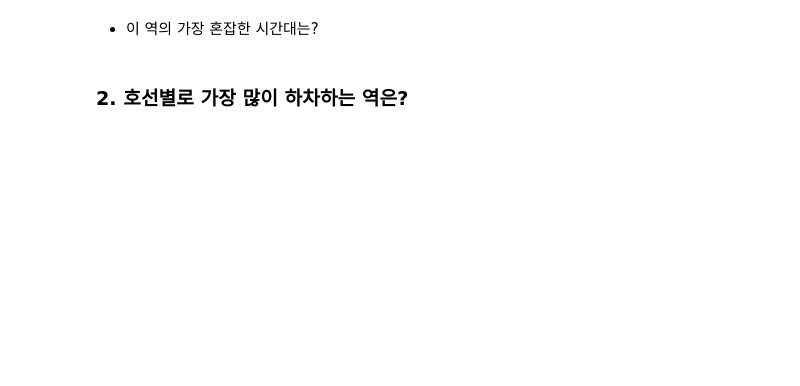
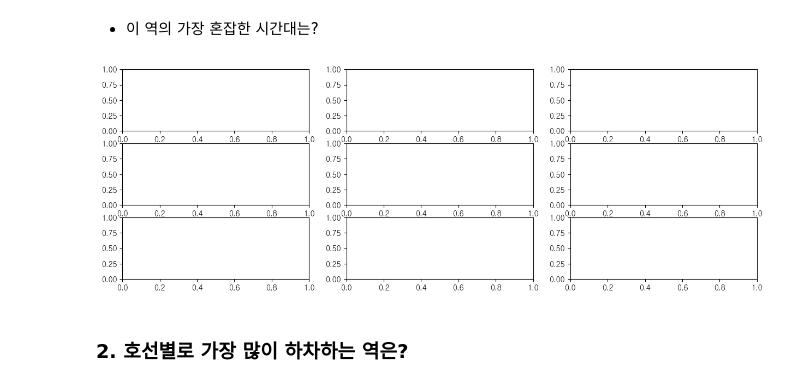
Before and after one commit to HyunJW/Subway_Analystic, a Jupyter notebook: 지하철 이용현황.ipynb, the cells around one changed output. Drawn from its saved outputs; the diff is of its cells as text; code cells hidden in the pictures; blank space fills up the shorter version.

```diff
--- a/지하철 이용현황.ipynb
+++ b/지하철 이용현황.ipynb
@@ -2,6 +2,21 @@
 # 지하철 월별 시간대별 이용현황
 # %%
 import pandas as pd
+
+
+# 그래프를 노트북 안에 그리기 위해 설정
+%matplotlib inline
+
+# 필요한 패키지와 라이브러리 가져온다.
+import matplotlib as mpl
+import matplotlib.pyplot as plt
+import matplotlib.font_manager as fm
+
+# 그래프에서 마이너스 폰트 깨지는 문제에 대한 대처
+mpl.rcParams['axes.unicode_minus'] = False
+
+# 폰트 지정하기
+plt.rcParams['font.family'] = 'gulim'
 # %%
 # 데이터 로드
 df = pd.read_csv('./서울시 지하철 호선별 역별 시간대별 승하차 인원 정보.csv', encoding='cp949')
@@ -409,4 +454,19 @@ See the caveats in the documentation: https://pandas.pydata.org/pandas-docs/stab
 # %% [markdown]
 - 이 역의 가장 혼잡한 시간대는?
+# %%
+fig = plt.figure(figsize=(15,5))
+
+#9개의 서브 플롯
+ax1 = fig.add_subplot(331)
+ax2 = fig.add_subplot(332)
+ax3 = fig.add_subplot(333)
+ax4 = fig.add_subplot(334)
+ax5 = fig.add_subplot(335)
+ax6 = fig.add_subplot(336)
+ax7 = fig.add_subplot(337)
+ax8 = fig.add_subplot(338)
+ax9 = fig.add_subplot(339)
+# %% [output]
+[figure, added]
 # %% [markdown]
 ### 2. 호선별로 가장 많이 하차하는 역은?
```
Also changed, not shown: parts of 54 cells of this notebook.
